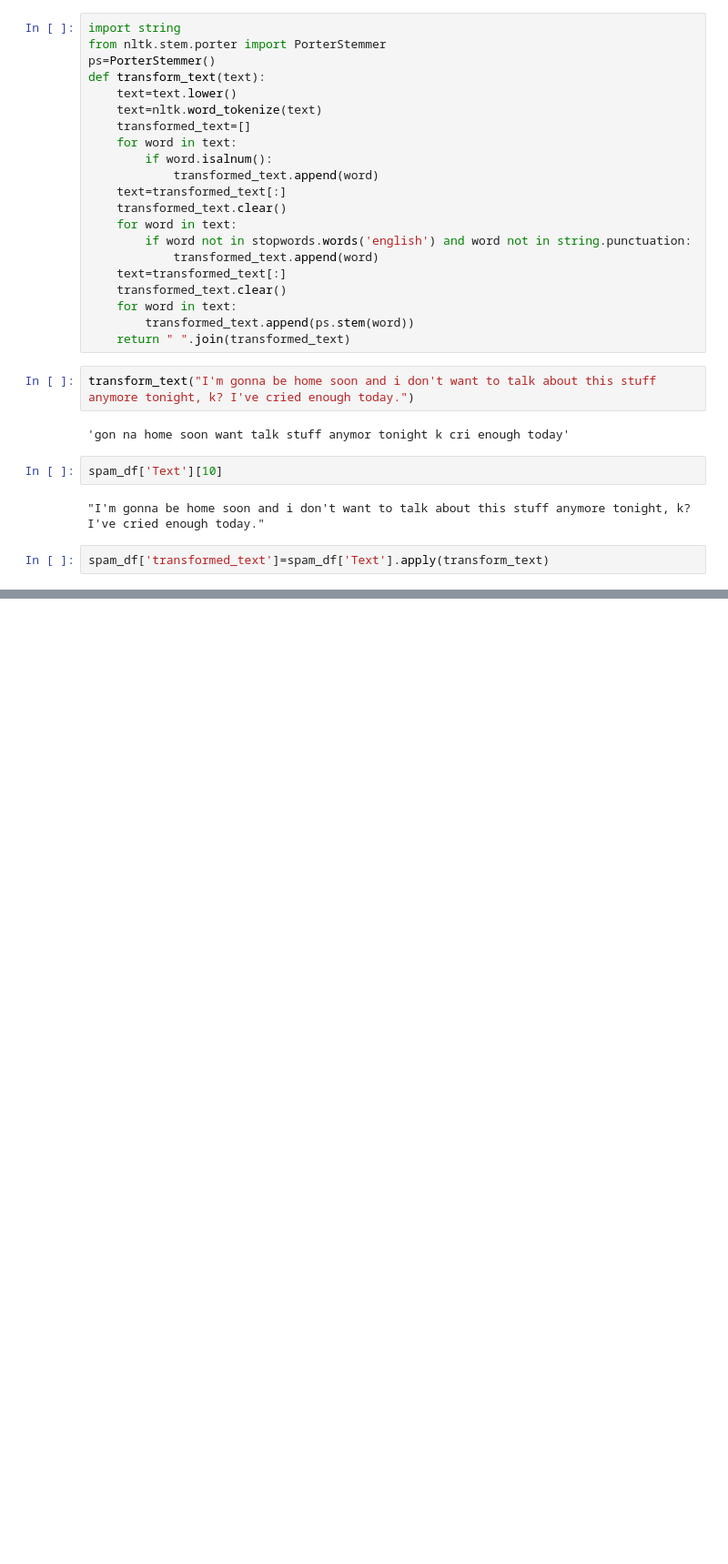
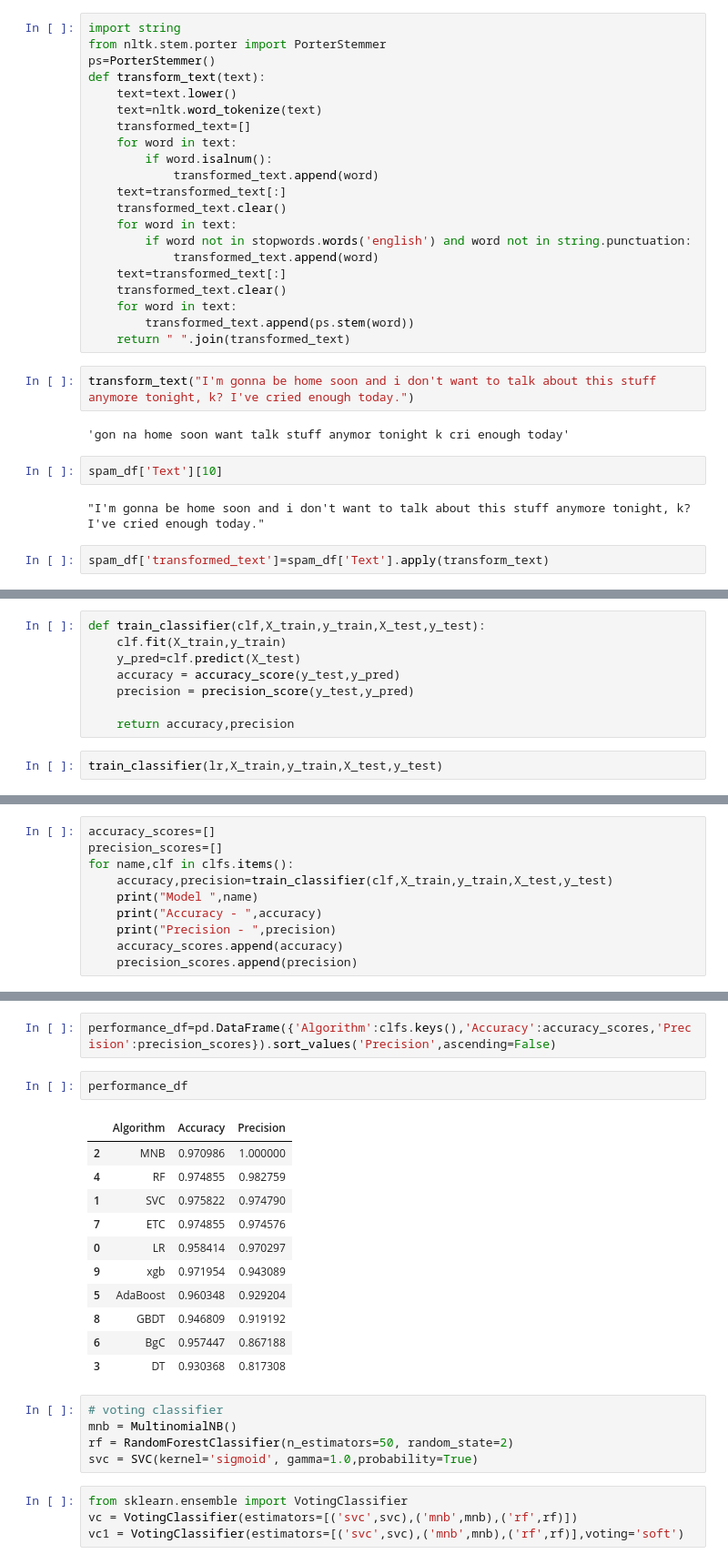
Before and after one commit to Akram3104/SMS-Spam-Classifier, a Jupyter notebook: SMS-Spam.ipynb, the cells around one changed output, grey strips where cells are left out. Shown: that part at 91% size. Drawn from its saved outputs; the diff is of its cells as text; blank space fills up the shorter version.

Commit message:
completed-model-selection

```diff
--- a/SMS-Spam.ipynb
+++ b/SMS-Spam.ipynb
@@ -315,0 +417,10 @@ plt.show()
+# %%
+def train_classifier(clf,X_train,y_train,X_test,y_test):
+    clf.fit(X_train,y_train)
+    y_pred=clf.predict(X_test)
+    accuracy = accuracy_score(y_test,y_pred)
+    precision = precision_score(y_test,y_pred)
+
+    return accuracy,precision
+# %%
+train_classifier(lr,X_train,y_train,X_test,y_test)
@@ -315,0 +429,10 @@ plt.show()
+# %%
+accuracy_scores=[]
+precision_scores=[]
+for name,clf in clfs.items():
+    accuracy,precision=train_classifier(clf,X_train,y_train,X_test,y_test)
+    print("Model ",name)
+    print("Accuracy - ",accuracy)
+    print("Precision - ",precision)
+    accuracy_scores.append(accuracy)
+    precision_scores.append(precision)
@@ -315,0 +457,25 @@ plt.show()
+# %%
+performance_df=pd.DataFrame({'Algorithm':clfs.keys(),'Accuracy':accuracy_scores,'Precision':precision_scores}).sort_values('Precision',ascending=False)
+# %%
+performance_df
+# %% [output]
+|  | Algorithm | Accuracy | Precision |
+| 2 | MNB | 0.970986 | 1.000000 |
+| 4 | RF | 0.974855 | 0.982759 |
+| 1 | SVC | 0.975822 | 0.974790 |
+| 7 | ETC | 0.974855 | 0.974576 |
+| 0 | LR | 0.958414 | 0.970297 |
+| 9 | xgb | 0.971954 | 0.943089 |
+| 5 | AdaBoost | 0.960348 | 0.929204 |
+| 8 | GBDT | 0.946809 | 0.919192 |
+| 6 | BgC | 0.957447 | 0.867188 |
+| 3 | DT | 0.930368 | 0.817308 |
+# %%
+# voting classifier
+mnb = MultinomialNB()
+rf = RandomForestClassifier(n_estimators=50, random_state=2)
+svc = SVC(kernel='sigmoid', gamma=1.0,probability=True)
+# %%
+from sklearn.ensemble import VotingClassifier
+vc = VotingClassifier(estimators=[('svc',svc),('mnb',mnb),('rf',rf)])
+vc1 = VotingClassifier(estimators=[('svc',svc),('mnb',mnb),('rf',rf)],voting='soft')
```
Also changed, not shown: parts of 33 cells of this notebook, 2 other files.
